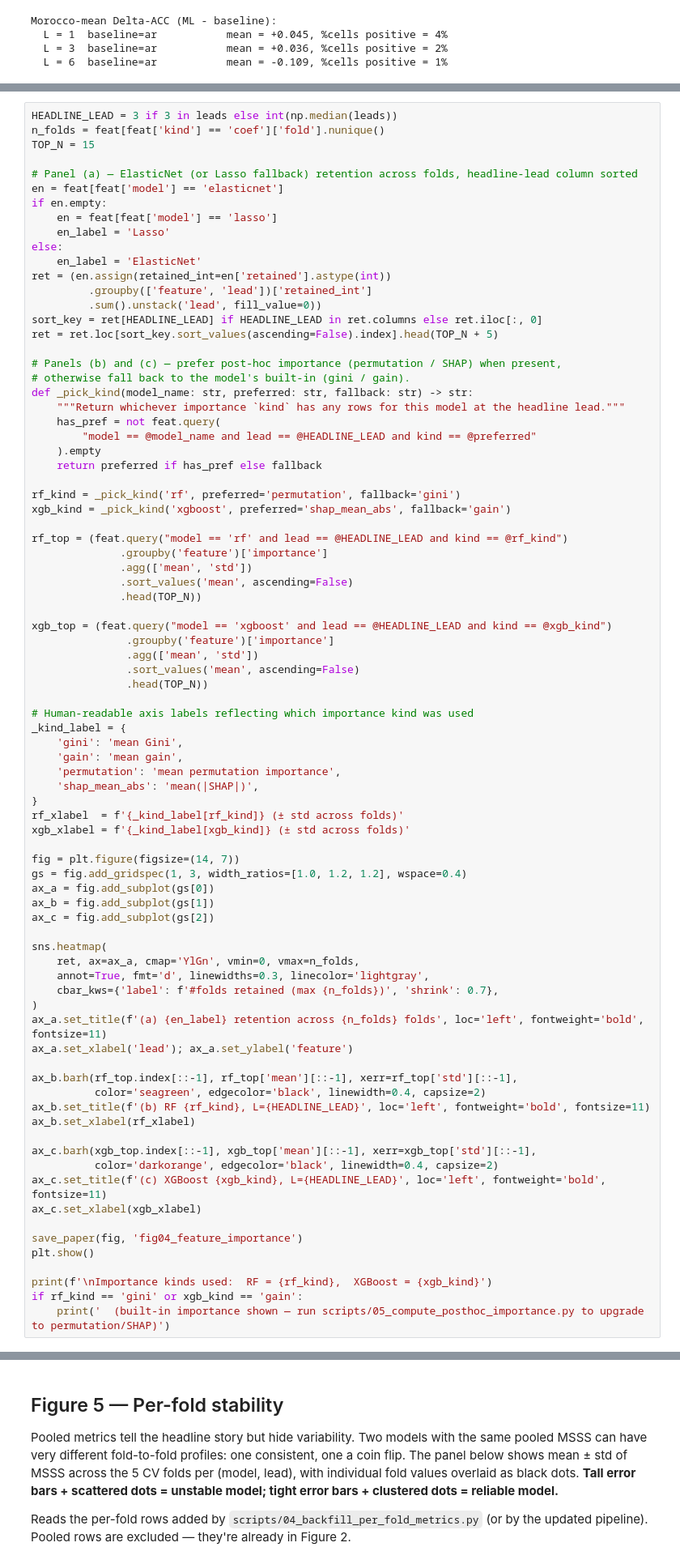
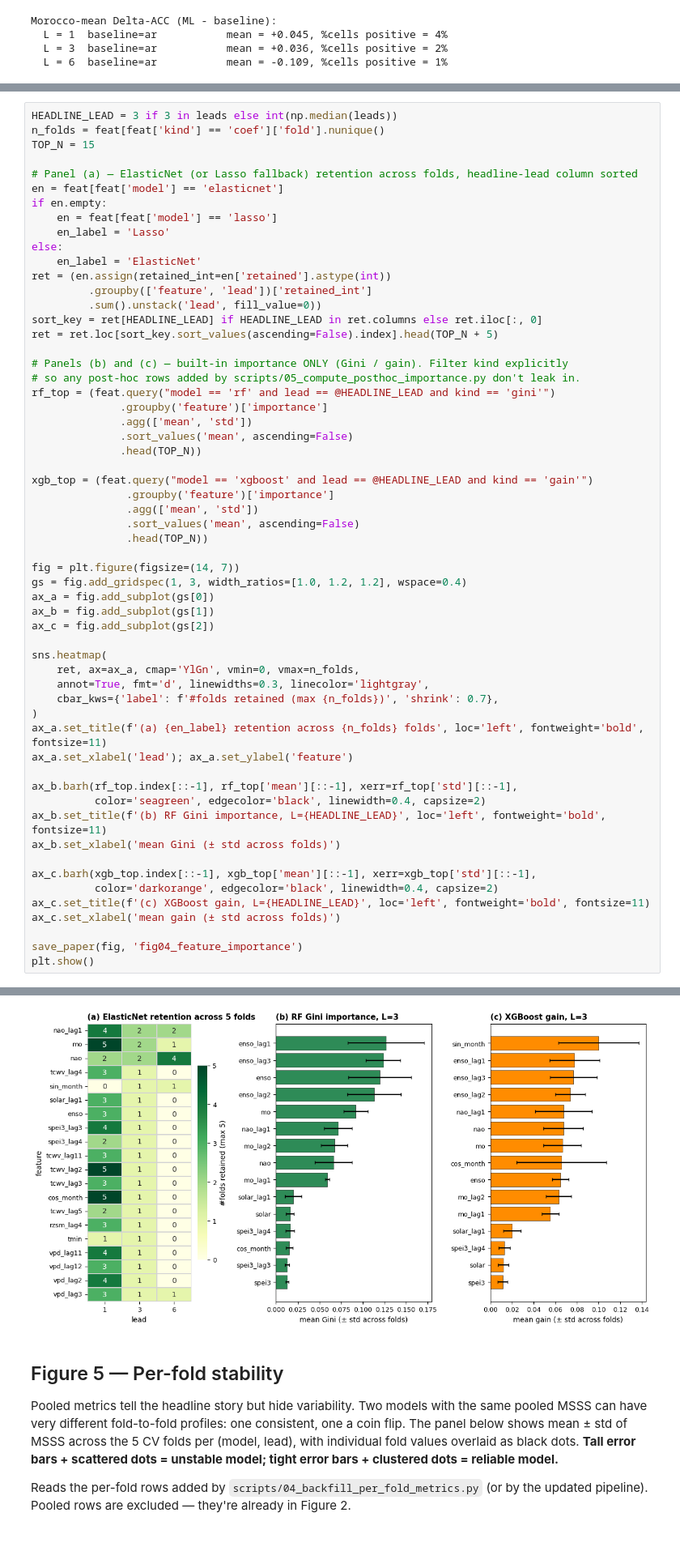
Before and after one commit to anasoubaha/A4-DroughtForecasting-Modeling, a Jupyter notebook: notebooks/09_paper_figures.ipynb, the cells around one changed output, grey strips where cells are left out. Shown at 81% size. Drawn from its saved outputs; the diff is of its cells as text; blank space fills up the shorter version.

Commit message:
post-hoc results for first full sweep

```diff
--- a/notebooks/09_paper_figures.ipynb
+++ b/notebooks/09_paper_figures.ipynb
@@ -354,39 +357,19 @@ ret = (en.assign(retained_int=en['retained'].astype(int))
 sort_key = ret[HEADLINE_LEAD] if HEADLINE_LEAD in ret.columns else ret.iloc[:, 0]
 ret = ret.loc[sort_key.sort_values(ascending=False).index].head(TOP_N + 5)
 
-# Panels (b) and (c) — prefer post-hoc importance (permutation / SHAP) when present,
-# otherwise fall back to the model's built-in (gini / gain).
-def _pick_kind(model_name: str, preferred: str, fallback: str) -> str:
-    """Return whichever importance `kind` has any rows for this model at the headline lead."""
-    has_pref = not feat.query(
-        "model == @model_name and lead == @HEADLINE_LEAD and kind == @preferred"
-    ).empty
-    return preferred if has_pref else fallback
-
-rf_kind = _pick_kind('rf', preferred='permutation', fallback='gini')
-xgb_kind = _pick_kind('xgboost', preferred='shap_mean_abs', fallback='gain')
-
-rf_top = (feat.query("model == 'rf' and lead == @HEADLINE_LEAD and kind == @rf_kind")
+# Panels (b) and (c) — built-in importance ONLY (Gini / gain). Filter kind explicitly
+# so any post-hoc rows added by scripts/05_compute_posthoc_importance.py don't leak in.
+rf_top = (feat.query("model == 'rf' and lead == @HEADLINE_LEAD and kind == 'gini'")
               .groupby('feature')['importance']
               .agg(['mean', 'std'])
               .sort_values('mean', ascending=False)
               .head(TOP_N))
 
-xgb_top = (feat.query("model == 'xgboost' and lead == @HEADLINE_LEAD and kind == @xgb_kind")
+xgb_top = (feat.query("model == 'xgboost' and lead == @HEADLINE_LEAD and kind == 'gain'")
                .groupby('feature')['importance']
                .agg(['mean', 'std'])
                .sort_values('mean', ascending=False)
                .head(TOP_N))
-
-# Human-readable axis labels reflecting which importance kind was used
-_kind_label = {
-    'gini': 'mean Gini',
-    'gain': 'mean gain',
-    'permutation': 'mean permutation importance',
-    'shap_mean_abs': 'mean(|SHAP|)',
-}
-rf_xlabel  = f'{_kind_label[rf_kind]} (± std across folds)'
-xgb_xlabel = f'{_kind_label[xgb_kind]} (± std across folds)'
 
 fig = plt.figure(figsize=(14, 7))
 gs = fig.add_gridspec(1, 3, width_ratios=[1.0, 1.2, 1.2], wspace=0.4)
@@ -404,17 +387,14 @@ ax_a.set_xlabel('lead'); ax_a.set_ylabel('feature')
 
 ax_b.barh(rf_top.index[::-1], rf_top['mean'][::-1], xerr=rf_top['std'][::-1],
           color='seagreen', edgecolor='black', linewidth=0.4, capsize=2)
-ax_b.set_title(f'(b) RF {rf_kind}, L={HEADLINE_LEAD}', loc='left', fontweight='bold', fontsize=11)
-ax_b.set_xlabel(rf_xlabel)
+ax_b.set_title(f'(b) RF Gini importance, L={HEADLINE_LEAD}', loc='left', fontweight='bold', fontsize=11)
+ax_b.set_xlabel('mean Gini (± std across folds)')
 
 ax_c.barh(xgb_top.index[::-1], xgb_top['mean'][::-1], xerr=xgb_top['std'][::-1],
           color='darkorange', edgecolor='black', linewidth=0.4, capsize=2)
-ax_c.set_title(f'(c) XGBoost {xgb_kind}, L={HEADLINE_LEAD}', loc='left', fontweight='bold', fontsize=11)
-ax_c.set_xlabel(xgb_xlabel)
+ax_c.set_title(f'(c) XGBoost gain, L={HEADLINE_LEAD}', loc='left', fontweight='bold', fontsize=11)
+ax_c.set_xlabel('mean gain (± std across folds)')
 
 save_paper(fig, 'fig04_feature_importance')
 plt.show()
-
-print(f'\nImportance kinds used:  RF = {rf_kind},  XGBoost = {xgb_kind}')
-if rf_kind == 'gini' or xgb_kind == 'gain':
-    print('  (built-in importance shown — run scripts/05_compute_posthoc_importance.py to upgrade to permutation/SHAP)')
+# %% [output]
@@ -421,3 +402,4 @@ if rf_kind == 'gini' or xgb_kind == 'gain':
+[figure, added]
 # %% [markdown]
 ## Figure 5 — Per-fold stability
 
```
Also changed, not shown: parts of 7 cells of this notebook, 11 other files.
